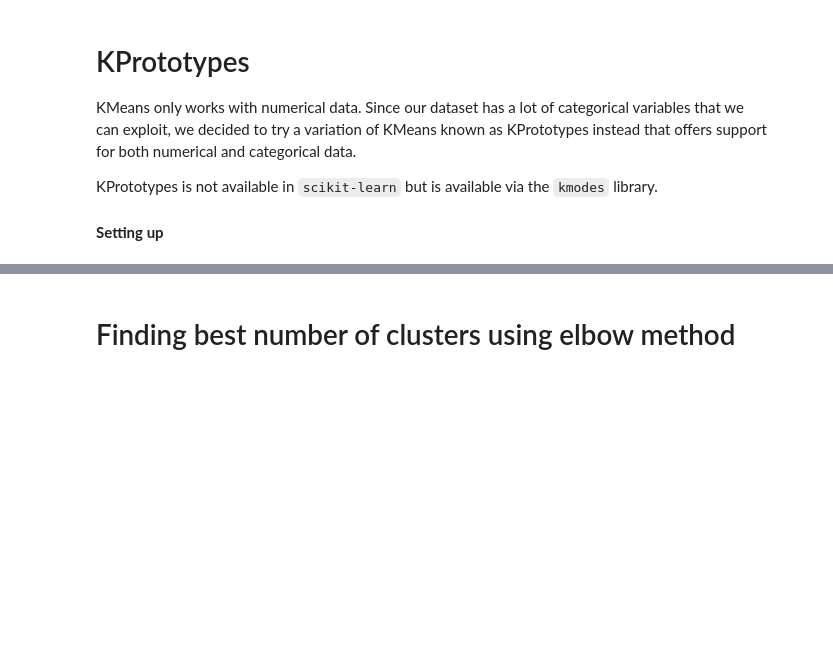
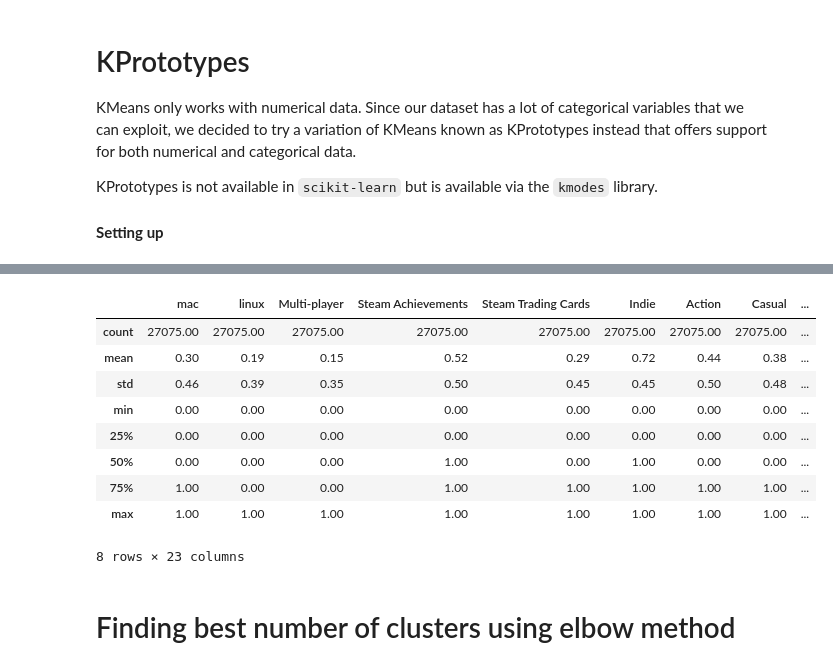
Before and after one commit to nefelibata28/usg, a Jupyter notebook: notebooks/20_kprototypes.ipynb, the cells around one changed output, grey strips where cells are left out. Saved outputs shown, nothing was run; the diff lists cells and outputs as text; code cells hidden in the pictures; blank space fills up the shorter version.

```diff
--- a/notebooks/20_kprototypes.ipynb
+++ b/notebooks/20_kprototypes.ipynb
@@ -40,5 +40,6 @@ log = logging.getLogger(__name__)
 log.setLevel(logging.INFO)
 sb.set()
 # %%
-X = catalog.load('train')
+X = catalog.load('train').set_index('appid')
+X.describe().round(2)
 # %% [output]
@@ -46,3 +47,13 @@ X = catalog.load('train')
+|  | mac | linux | Multi-player | Steam Achievements | Steam Trading Cards | Indie | Action | Casual | ... |
+| count | 27075.00 | 27075.00 | 27075.00 | 27075.00 | 27075.00 | 27075.00 | 27075.00 | 27075.00 | ... |
+| mean | 0.30 | 0.19 | 0.15 | 0.52 | 0.29 | 0.72 | 0.44 | 0.38 | ... |
+| std | 0.46 | 0.39 | 0.35 | 0.50 | 0.45 | 0.45 | 0.50 | 0.48 | ... |
+| min | 0.00 | 0.00 | 0.00 | 0.00 | 0.00 | 0.00 | 0.00 | 0.00 | ... |
+| 25% | 0.00 | 0.00 | 0.00 | 0.00 | 0.00 | 0.00 | 0.00 | 0.00 | ... |
+| 50% | 0.00 | 0.00 | 0.00 | 1.00 | 0.00 | 1.00 | 0.00 | 0.00 | ... |
+| 75% | 1.00 | 0.00 | 0.00 | 1.00 | 1.00 | 1.00 | 1.00 | 1.00 | ... |
+| max | 1.00 | 1.00 | 1.00 | 1.00 | 1.00 | 1.00 | 1.00 | 1.00 | ... |
+8 rows × 23 columns
 # %% [markdown]
 # Finding best number of clusters using elbow method
 # %%
```
Also changed, not shown: parts of 12 cells of this notebook, 12 other files.
